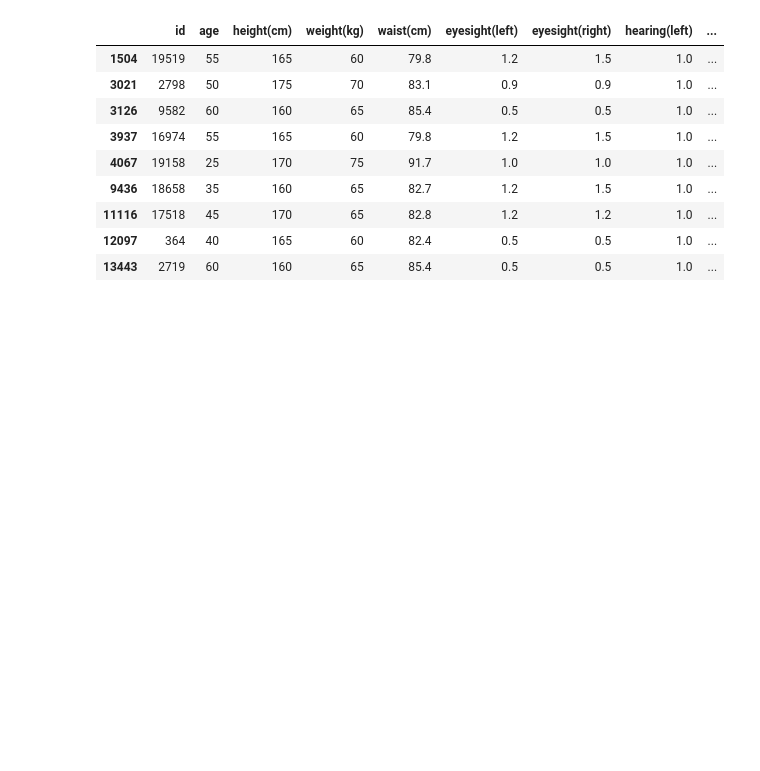
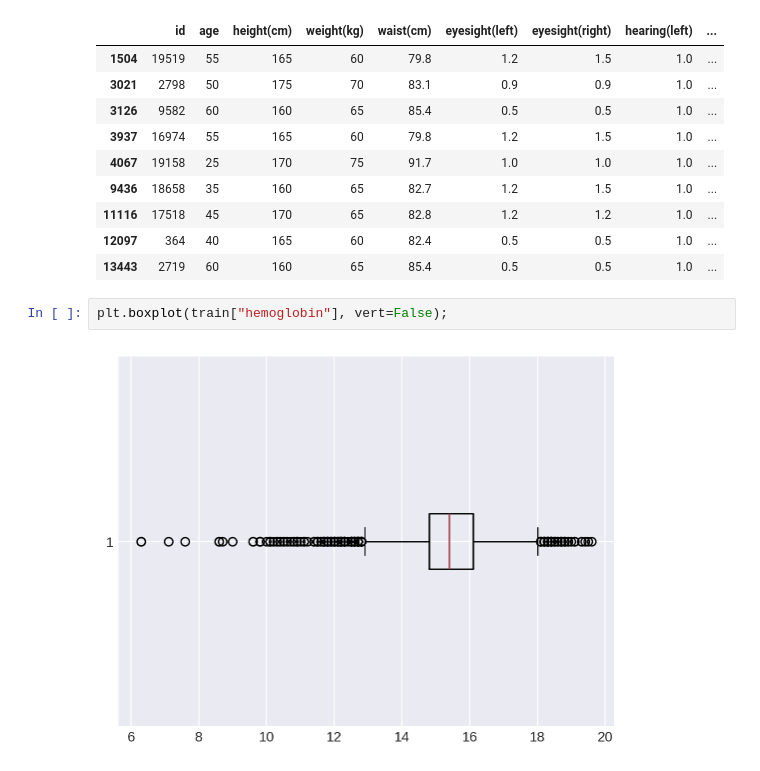
Before and after one commit to vulcan4ik/ds-smokers-research, a Jupyter notebook: ipynb/smokers-eda-catboost.ipynb, the cells around one changed output. Saved outputs shown, nothing was run; the diff lists cells and outputs as text; blank space fills up the shorter version.

```diff
--- a/ipynb/smokers-eda-catboost.ipynb
+++ b/ipynb/smokers-eda-catboost.ipynb
@@ -1245,3 +1367,7 @@ train[train["ldl"] > 800]
 | 11116 | 17518 | 45 | 170 | 65 | 82.8 | 1.2 | 1.2 | 1.0 | ... |
 | 12097 | 364 | 40 | 165 | 60 | 82.4 | 0.5 | 0.5 | 1.0 | ... |
 | 13443 | 2719 | 60 | 160 | 65 | 85.4 | 0.5 | 0.5 | 1.0 | ... |
+# %%
+plt.boxplot(train["hemoglobin"], vert=False);
+# %% [output]
+[figure, added]
```
Also changed, not shown: parts of 92 cells of this notebook.
